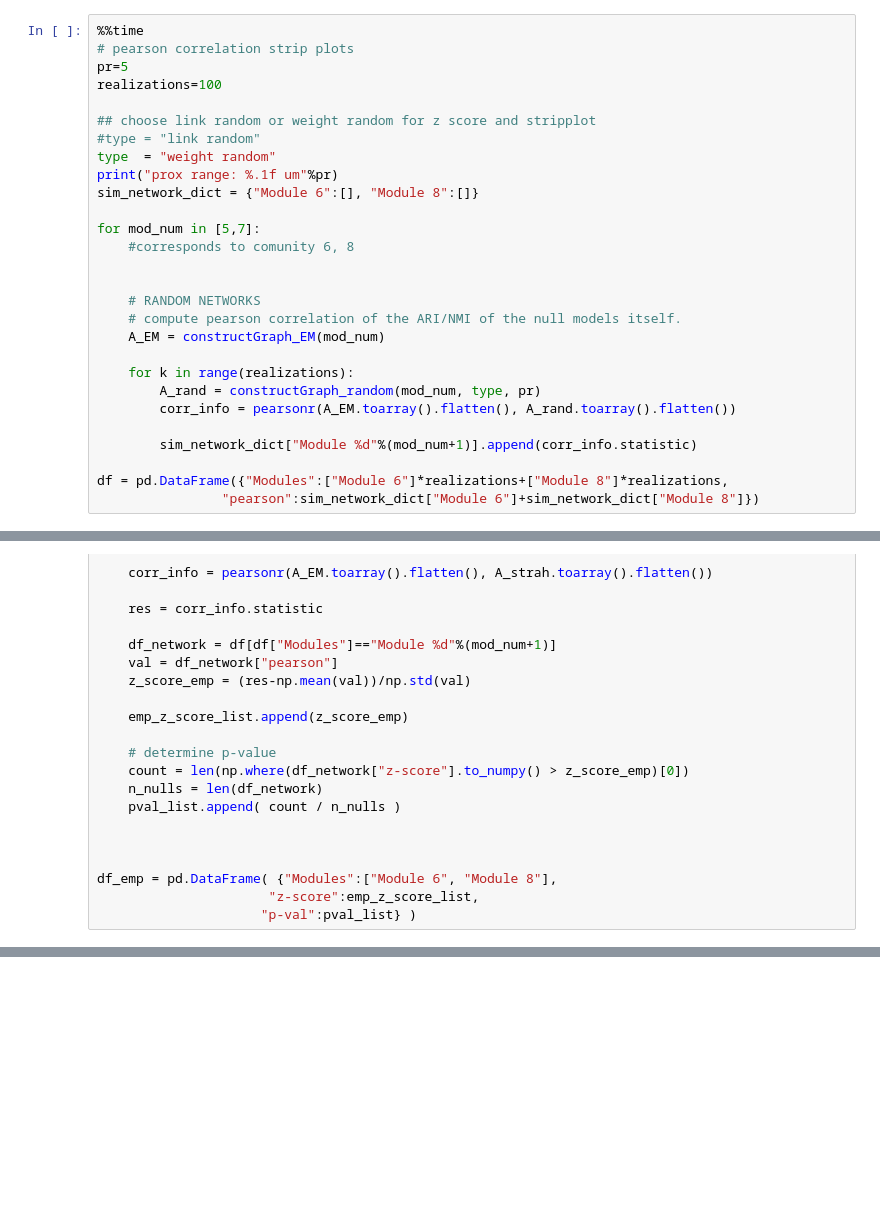
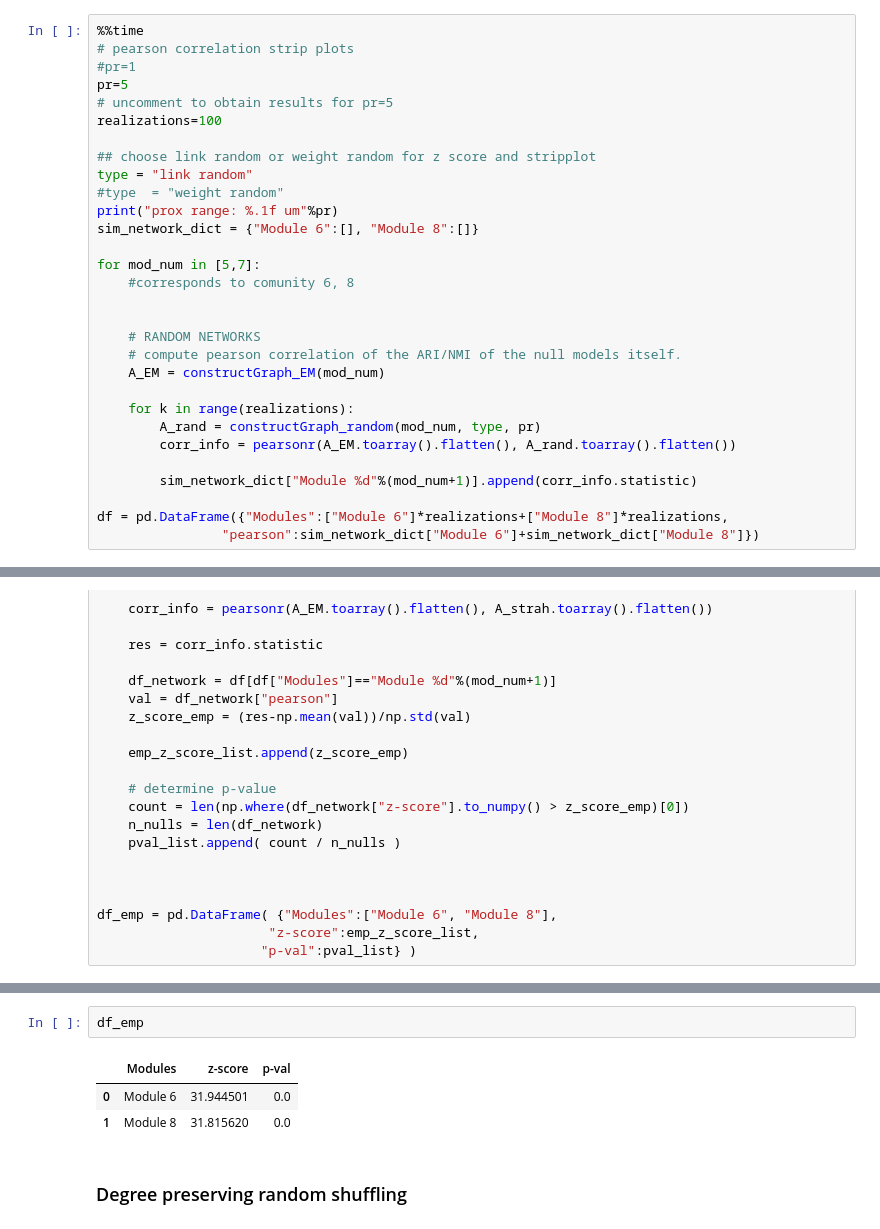
Before and after one commit to dalMaschio-lab/Connectome_analysis, a Jupyter notebook: drosophilia code and data/pearson_comparison.ipynb, the cells around one changed output, grey strips where cells are left out. Saved outputs shown, nothing was run; the diff lists cells and outputs as text; blank space fills up the shorter version.

```diff
--- a/drosophilia code and data/pearson_comparison.ipynb
+++ b/drosophilia code and data/pearson_comparison.ipynb
@@ -294,12 +338,14 @@ def constructGraph_random(j, type, pr):
 # %%
 %%time
 # pearson correlation strip plots
+#pr=1
 pr=5
+# uncomment to obtain results for pr=5
 realizations=100
 
 ## choose link random or weight random for z score and stripplot
-#type = "link random"
-type  = "weight random"
+type = "link random"
+#type  = "weight random"
 print("prox range: %.1f um"%pr)
 sim_network_dict = {"Module 6":[], "Module 8":[]}
 
@@ -412,0 +459,8 @@ plt.savefig(image_path+"PR_%dum_%s.pdf"%(pr,type),\
+# %%
+df_emp
+# %% [output]
+|  | Modules | z-score | p-val |
+| 0 | Module 6 | 31.944501 | 0.0 |
+| 1 | Module 8 | 31.815620 | 0.0 |
+# %% [markdown]
+### Degree preserving random shuffling
```
Also changed, not shown: parts of 8 cells of this notebook.
